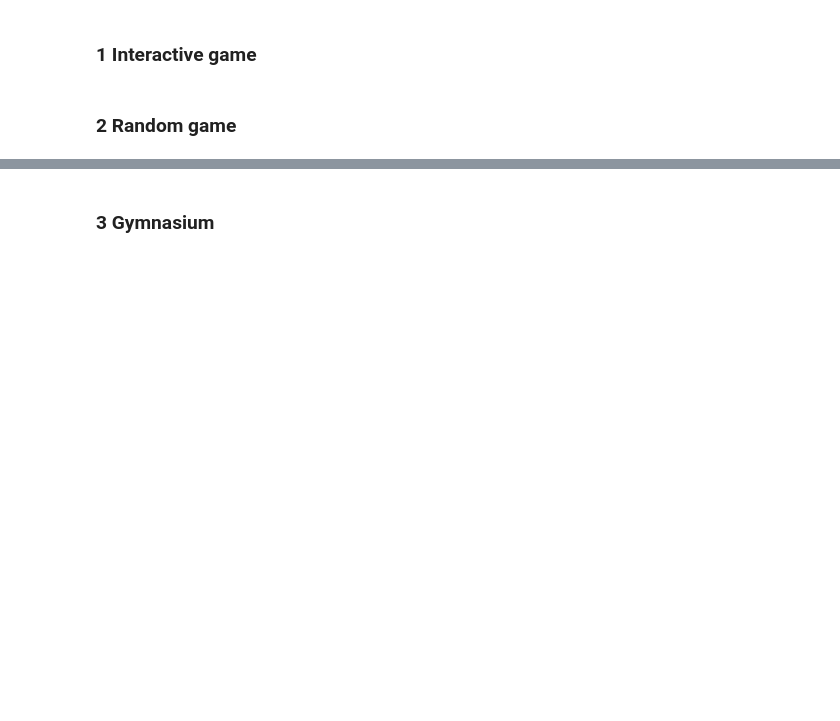
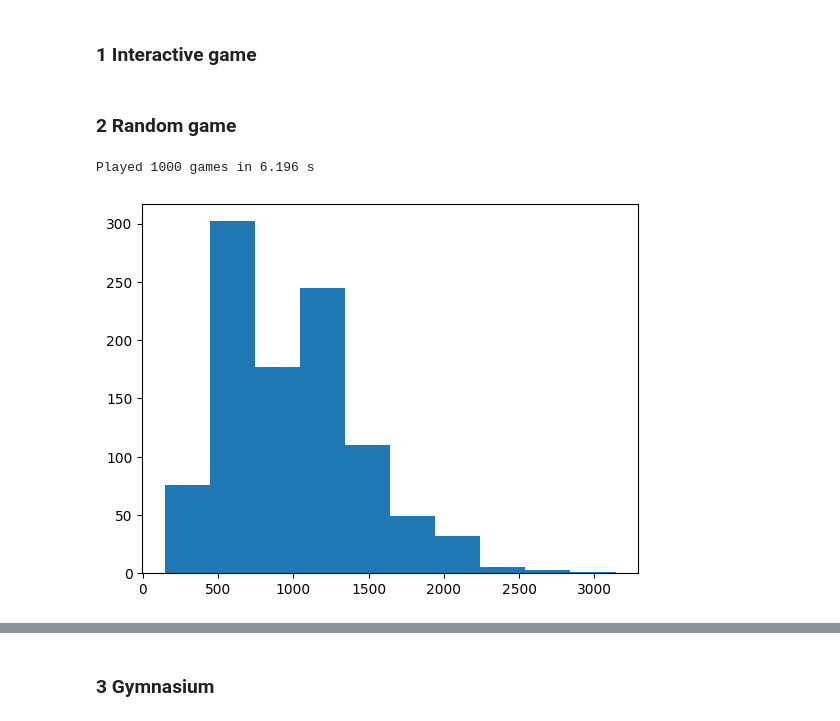
Before and after one commit to andreasmz/rlproject, a Jupyter notebook: rl/Reinforcement Learning.ipynb, the cells around one changed output, grey strips where cells are left out. Saved outputs shown, nothing was run; the diff lists cells and outputs as text; code cells hidden in the pictures; blank space fills up the shorter version.

```diff
--- a/rl/Reinforcement Learning.ipynb
+++ b/rl/Reinforcement Learning.ipynb
@@ -64,18 +64,21 @@ print("Test")
 # %%
 n = 1000
 score = []
 
 t0 = time.perf_counter()
 for i in range(n):
     game = Game()
     while game.alive:
-        game.try_move(np.random.choice([Action.UP, Action.DOWN, Action.LEFT, Action.RIGHT]))
+        game.try_move(np.random.choice(np.array(game.get_moves())))
     score.append(game.score)
 t1 = time.perf_counter()
 print(f"Played {n} games in {(t1-t0):1.3f} s")
 
 plt.hist(score)
 plt.show()
+# %% [output]
+Played 1000 games in 6.196 s
+[figure, added]
 # %%
 game = Game()
 
```
Also changed, not shown: parts of 1 cell of this notebook.
